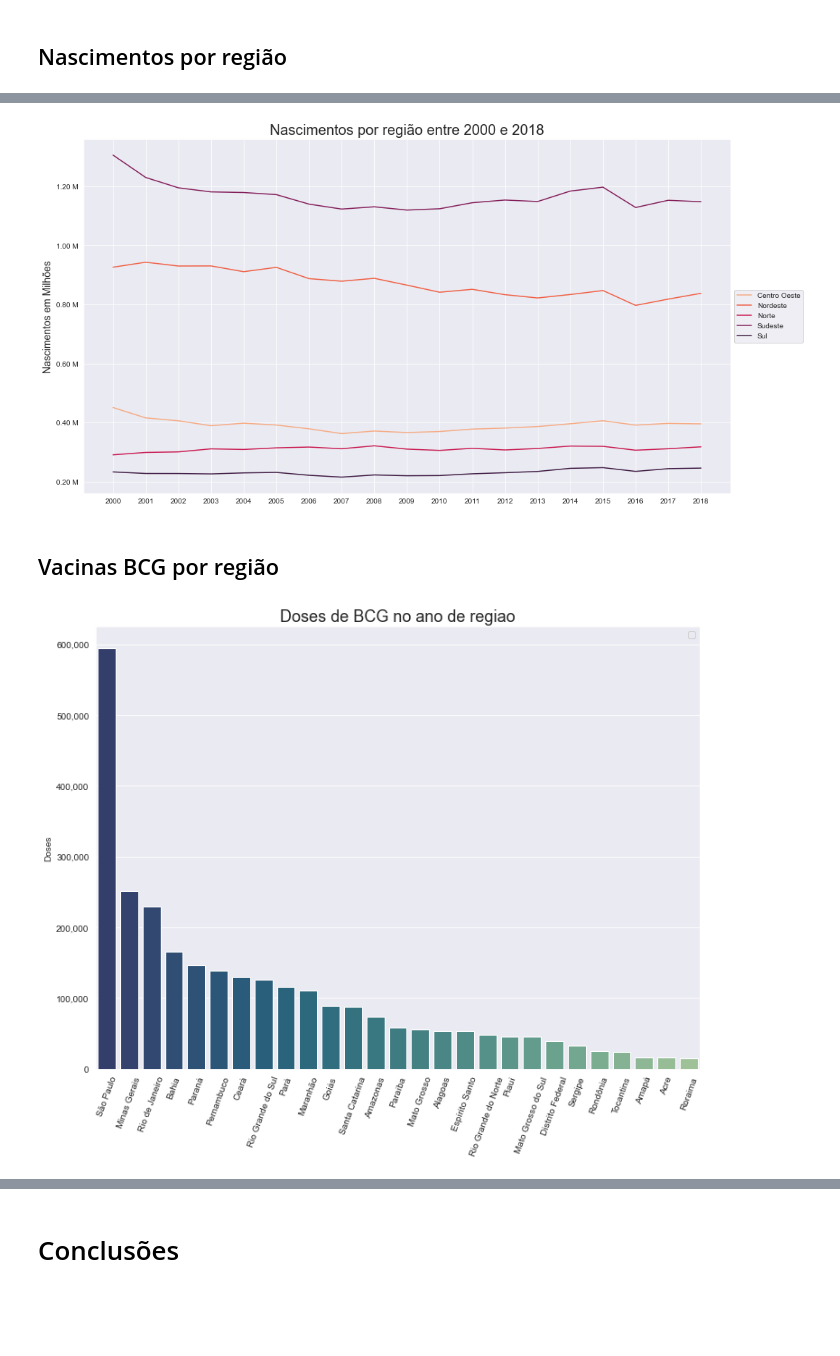
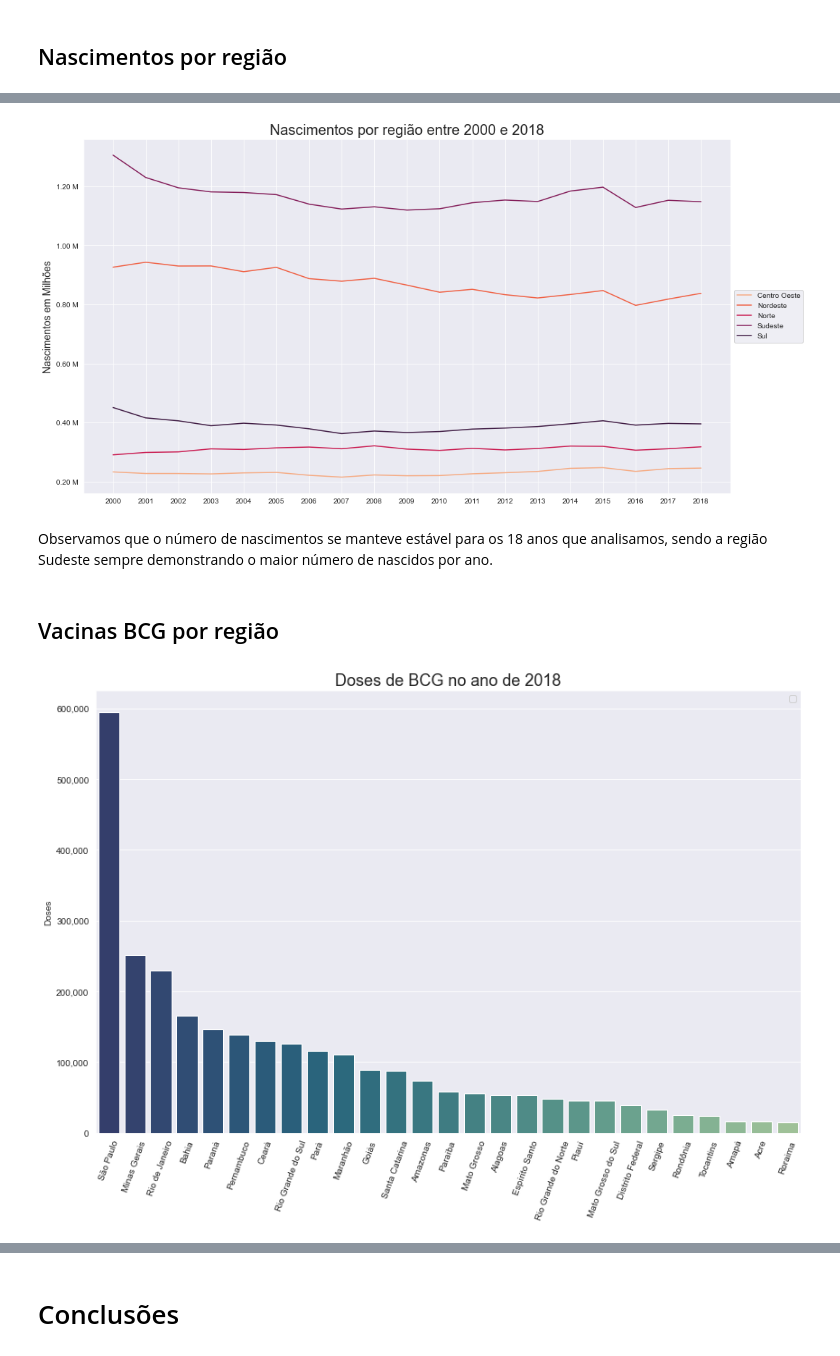
Before and after one commit to antoniodragoc/Bootcamp_Data_Science_Aplicada, a Jupyter notebook: Modulo02/Projeto Modulo 02/desafio_modulo02.ipynb, the cells around one changed output, grey strips where cells are left out. Saved outputs shown, nothing was run; the diff lists cells and outputs as text; code cells hidden in the pictures; blank space fills up the shorter version.

```diff
--- a/Modulo02/Projeto Modulo 02/desafio_modulo02.ipynb
+++ b/Modulo02/Projeto Modulo 02/desafio_modulo02.ipynb
@@ -61,5 +68,13 @@ def estado_index(data):
 # %%
 def coluna_regiao(data):
+    """
+
+    Parâmetros: DataFrame
+
+    Descrição: Recebe um dataframe obtido do Tabnet, identifica a coluna 'Unidade da Federação' e pelo número que vem antes do estado e cria uma nova coluna com a região em que o estado se localiza, também remove o número e retorna a coluna atualizada somente com o número do estado
+
+    """
+
     # https://stackoverflow.com/questions/25698710/replace-all-occurrences-of-a-string-in-a-pandas-dataframe-python
 
     # Separando o número da ciadade da coluna "Unidade da Federação" pelo caraceter de espaço entre o número e o estado.
@@ -71,12 +86,11 @@ def coluna_regiao(data):
     # Substituindo pelo estado sem o número antes do nome
     data['Unidade da Federação'] = a[1]
 
-
     # Criando uma coluna com o primeiro caracter de cada uma das linhas da coluna 'Número do Estado'
     a = c.str[:1]
 
     # Criando o dicionário com chave e valor, onde os valores atuais serão substituidos pelas Regiões
-    dict_regiao = {'1':'Norte','2':'Nordeste','3':'Sudeste','4':'Centro Oeste','5':'Sul'}
+    dict_regiao = {'1':'Norte','2':'Nordeste','3':'Sudeste','4':'Sul','5':'Centro Oeste'}
     regiao = a.replace(dict_regiao,regex=True)
 
     data.insert(value = regiao, column = 'Região', loc = 1)
@@ -84,8 +98,6 @@ def coluna_regiao(data):
     # Utilizando a coluna de estados como Index
     data = data.set_index('Unidade da Federação')
     return data
-
-    #usaveis.head(10)
 # %%
 def lineplot(data,x,y,hue, titulo, x_label, y_label):
     """
@@ -159,13 +137,12 @@ def plot_last_year(data,ylabel,title, palette):
 
     Descrição: inputar o dataframe, o ylabel desejado, título e paleta de cores desejada
 
-
     """
 
     last_year = data.columns[-1]
     df_plot = data.sort_values(by=last_year,ascending=False)
 
-    plt.figure(figsize=(12,9))
+    plt.figure(figsize=(14,9))
     ax = sns.barplot(
         data = df_plot,
         x = df_plot.index,
@@ -246,13 +260,15 @@ plot.head()
 # %%
 lineplot(plot, 'data', 'value', 'Região', 'Nascimentos por região entre 2000 e 2018', '', 'Nascimentos em Milhões')
 # %% [output]
-[figure, old version]
+[figure, new version]
+# %% [markdown]
+Observamos que o número de nascimentos se manteve estável para os 18 anos que analisamos, sendo a região Sudeste sempre demonstrando o maior número de nascidos por ano.
 # %% [markdown]
 ## Vacinas BCG por região
 # %%
-plot_last_year(bcg_estados, 'Doses', 'Doses de BCG no ano de '+born_estados.columns[-1], 'crest_r')
+plot_last_year(bcg_estados, 'Doses', 'Doses de BCG no ano de '+bcg_estados.columns[-1], 'crest_r')
 # %% [output]
-[figure, old version]
+[figure, new version]
 # %%
 plot = bcg_regiao
 plot = plot.T
```
Also changed, not shown: parts of 38 cells of this notebook.
